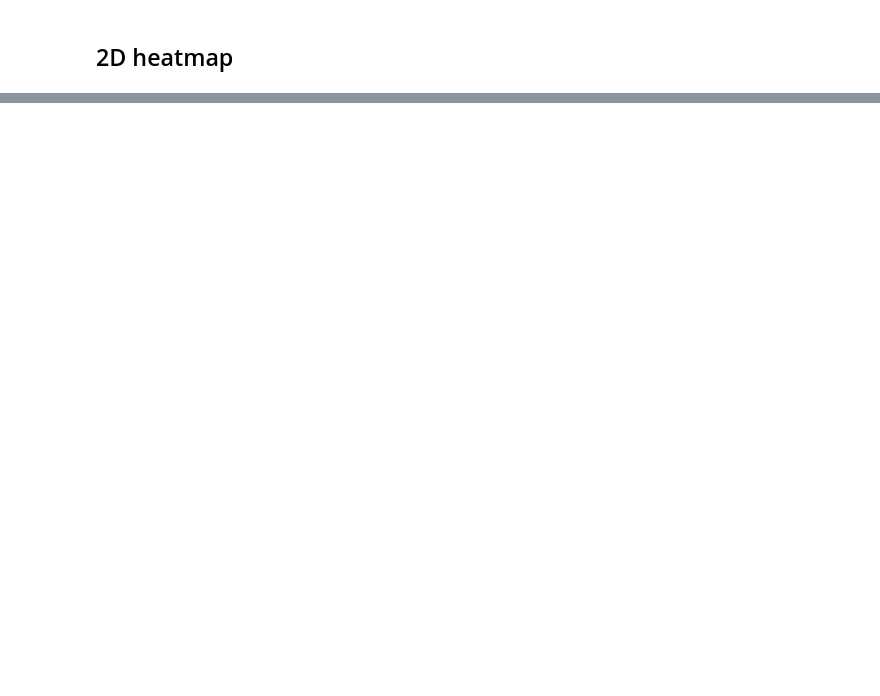
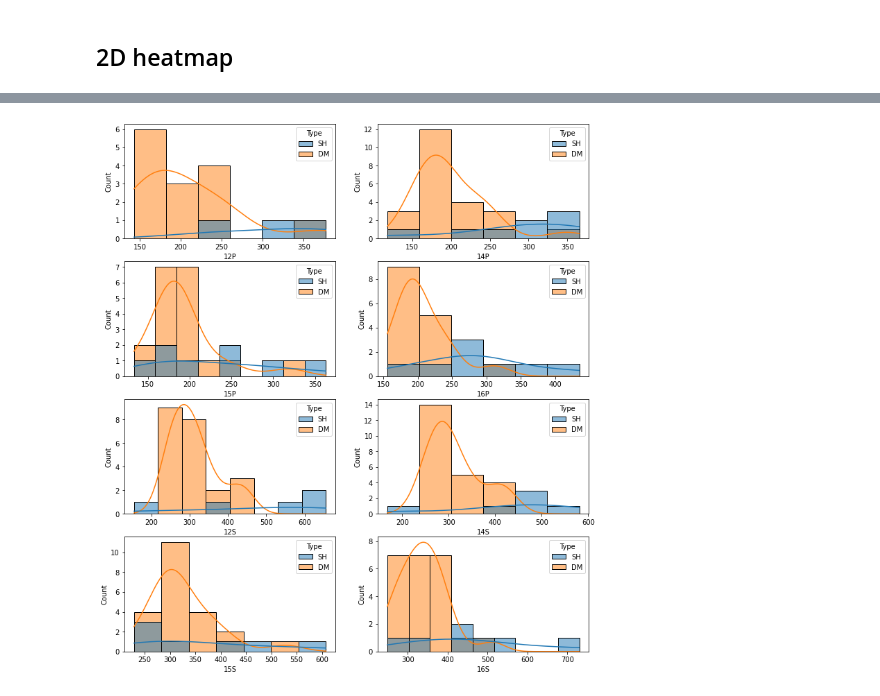
Before and after one commit to ivanmm25/space_seismologists, a Jupyter notebook: etl/data.ipynb, the cells around one changed output, grey strips where cells are left out. Cells and saved outputs as stored; diff of their text form; code cells hidden in the pictures; blank space fills up the shorter version.

```diff
--- a/etl/data.ipynb
+++ b/etl/data.ipynb
@@ -136,0 +233,16 @@ if not os.path.exists(f"{inputfolder}/lognonne_2003_catalog_adapted.csv") or rec
+# %%
+histgrid, ax = plt.subplots(4, 2, figsize=(12,14))
+xrow = xcol = 0
+for w in pwaves+swaves:
+
+    hist=sns.histplot(data=lognonne_df_notna_waves_moonquakes, x=w, ax=ax[xrow,xcol], hue="Type", kde=True, legend=True)
+
+    if xcol == 0:
+        xcol += 1
+    else:
+        xcol = 0
+        xrow += 1
+
+histgrid.savefig(f"../images/histgrid.png", transparent=False, dpi=mydpi)
+# %% [output]
+[figure, added]
```
Also changed, not shown: parts of 26 cells of this notebook, 13 other files.
